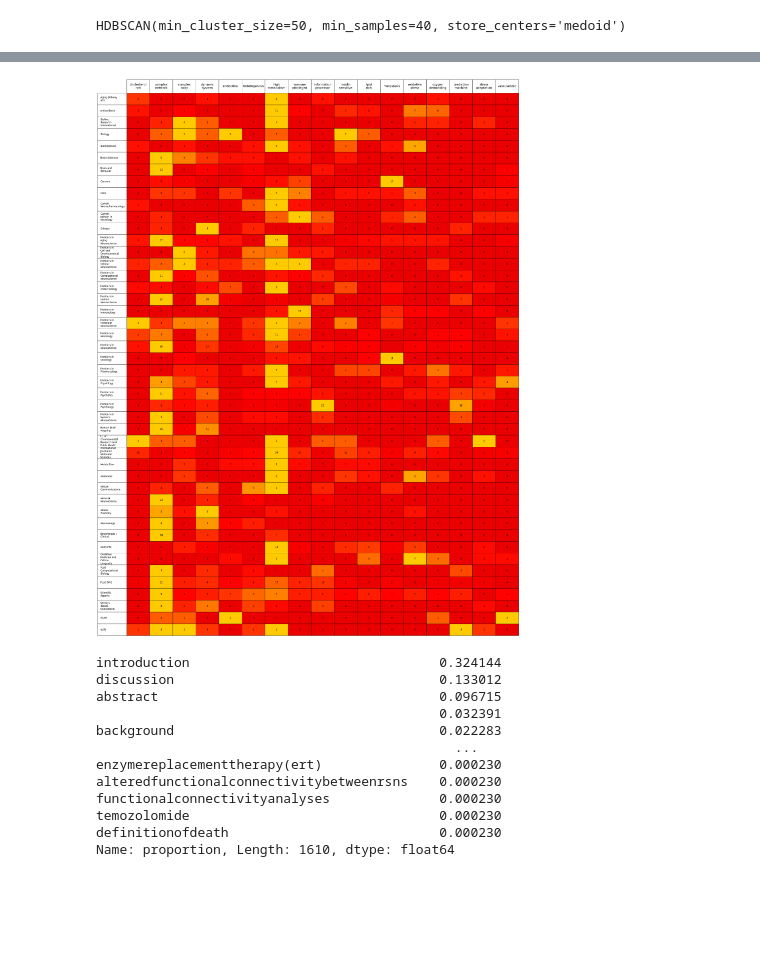
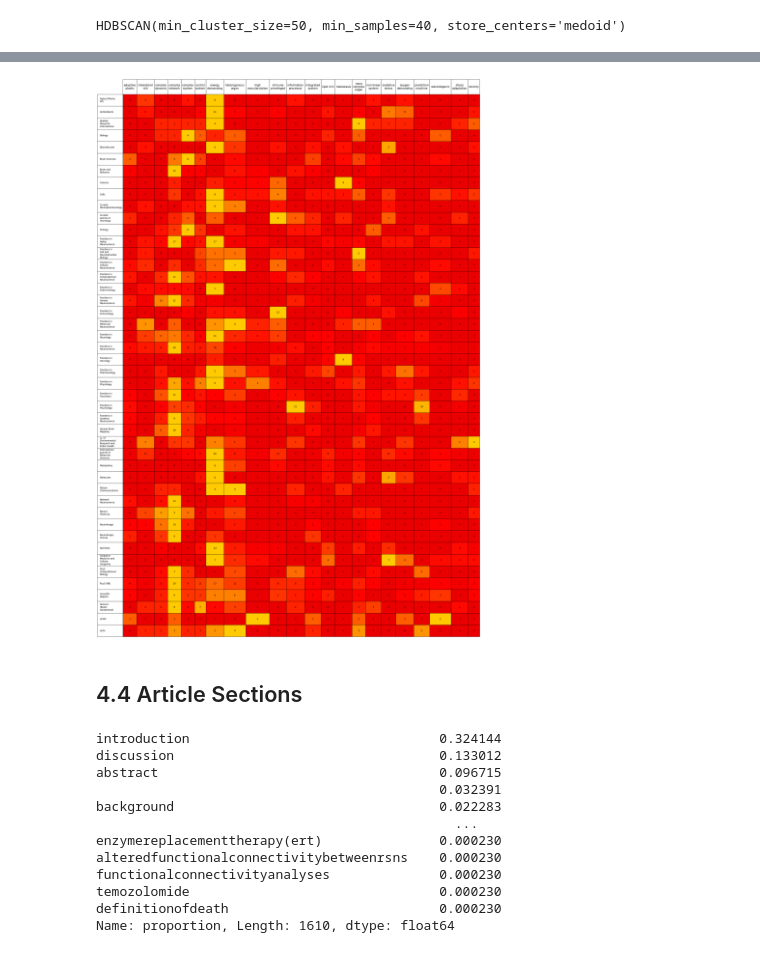
Before and after one commit to tsb46/the_brain_is, a Jupyter notebook: the_brain_is.ipynb, the cells around one changed output, grey strips where cells are left out. Drawn from its saved outputs; the diff is of its cells as text; code cells hidden in the pictures; blank space fills up the shorter version.

```diff
--- a/the_brain_is.ipynb
+++ b/the_brain_is.ipynb
@@ -15,5 +20,5 @@ from sklearn.preprocessing import normalize
 # %%
-embed = pickle.load(open('phrase_embeddings.pkl', 'rb'))
+embed = pickle.load(open('data/embedding/phrase_embeddings.pkl', 'rb'))
 embed = [e for e in embed if isinstance(e[2], np.ndarray)]
 embed_array = np.vstack([e[2] for e in embed])
 embed_norm = normalize(embed_array)
@@ -20,6 +27,6 @@ embed_norm = normalize(embed_array)
 # %%
 umap_fit = UMAP(
-    n_neighbors=30,
+    n_neighbors=15,
     min_dist=0,
     n_components=2,
     metric='cosine',
@@ -119,6 +111,8 @@ The brain is the primary organ that controls these elements
 # %%
+# load in all article metadata
+articles = json.load(open('data/misc/matched_articles.json', 'rb'))
+# json is a list of dictionaries, re-index each article with doi to create global dictionary
+articles = {a['doi']: a for a in articles}
+# pull the doi from each expression
 doi_list = [e[0] for e in embed]
-# %%
-articles = json.load(open('matched_articles.json', 'rb'))
-articles = {a['doi']: a for a in articles}
 # %%
@@ -189,42 +202,42 @@ cj_ct = pd.crosstab(clus_df['journal'], clus_df['clus_label'])
 # %%
-import textwrap
-
 cj_ct_norm=cj_ct.sub(cj_ct.min(axis=1), axis=0).div((cj_ct.max(axis=1)-cj_ct.min(axis=1)), axis=0)
 
 norm = plt.Normalize(cj_ct_norm.values.min()-1, cj_ct_norm.values.max()+1)
 colours = plt.cm.hot(norm(cj_ct_norm.values))
 
-fig, ax = plt.subplots(figsize=(35,50))
+fig, ax = plt.subplots(figsize=(35,55))
 ax.axis('off')
 
 # create new lines to fit text labels in cells
 wrapper = textwrap.TextWrapper(width=14, break_long_words=False)
 j_newline = [wrapper.fill(text=j) for j in cj_ct.index]
 c_newline = [c.replace('-', '\n').replace('_', '\n') for c in cj_ct.columns]
 
 
 table = ax.table(
     cellText=cj_ct.values, rowLabels=j_newline,
     colLabels=c_newline, colWidths = [0.01]*cj_ct.shape[1],
     cellColours=colours, cellLoc='center', bbox=[0, 0, 1, 1]
 )
 
 table.auto_set_font_size(False)
 table.set_fontsize(12)
 # table.scale(2, 2)
 
 cells = table._cells
 for cell in table._cells:
     if cell[0] == 0:
         table._cells[cell].set_fontsize(15)
         table._cells[cell].set_height(0.005)
     elif cell[1] == -1:
         table._cells[cell].set_fontsize(12)
 
-# table.auto_set_column_width(col=list(range(len(cj_ct.columns))))
+table.auto_set_column_width(col=list(range(len(cj_ct.columns))))
 plt.show()
 # %% [output]
-[figure, old version]
+[figure, new version]
+# %% [markdown]
+## 4.4 Article Sections
 # %%
 section_label = []
 for id in articles:
```
Also changed, not shown: parts of 20 cells of this notebook.
